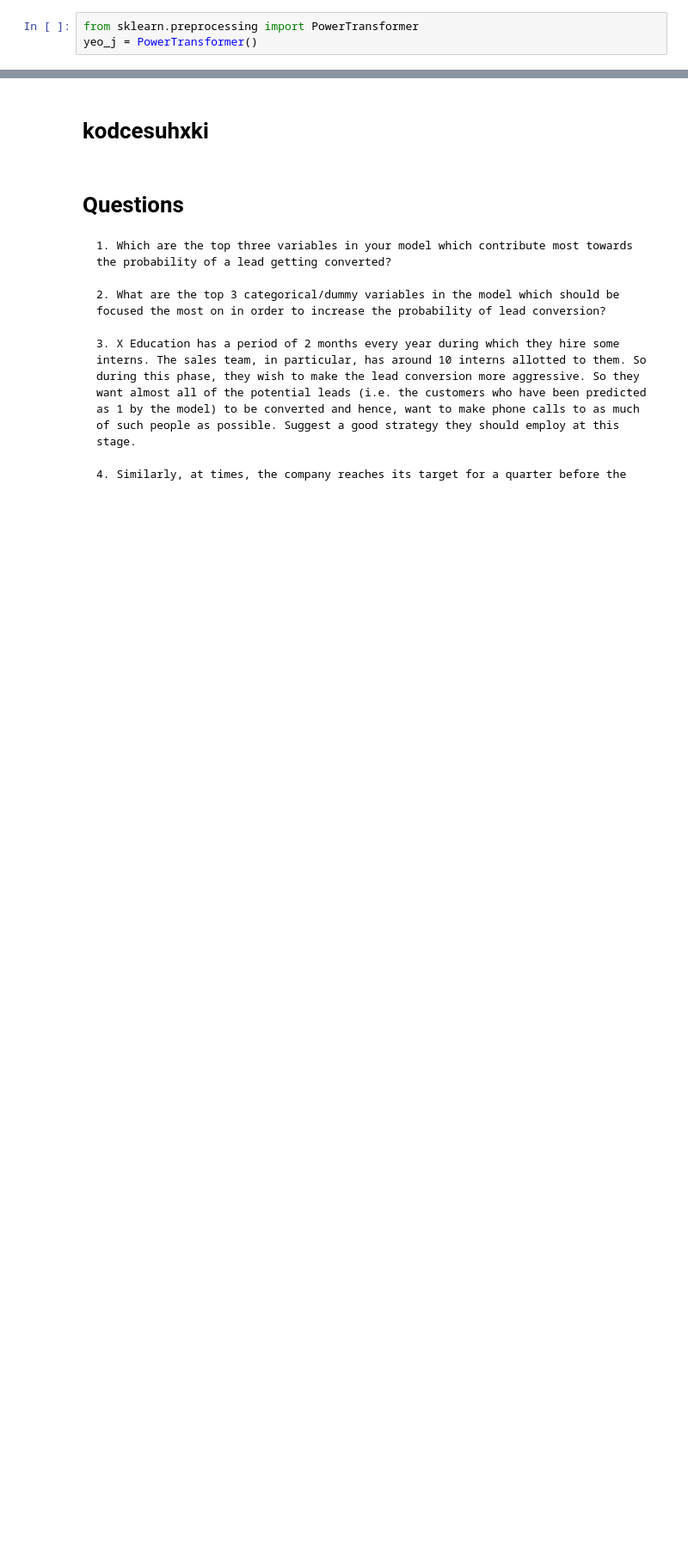
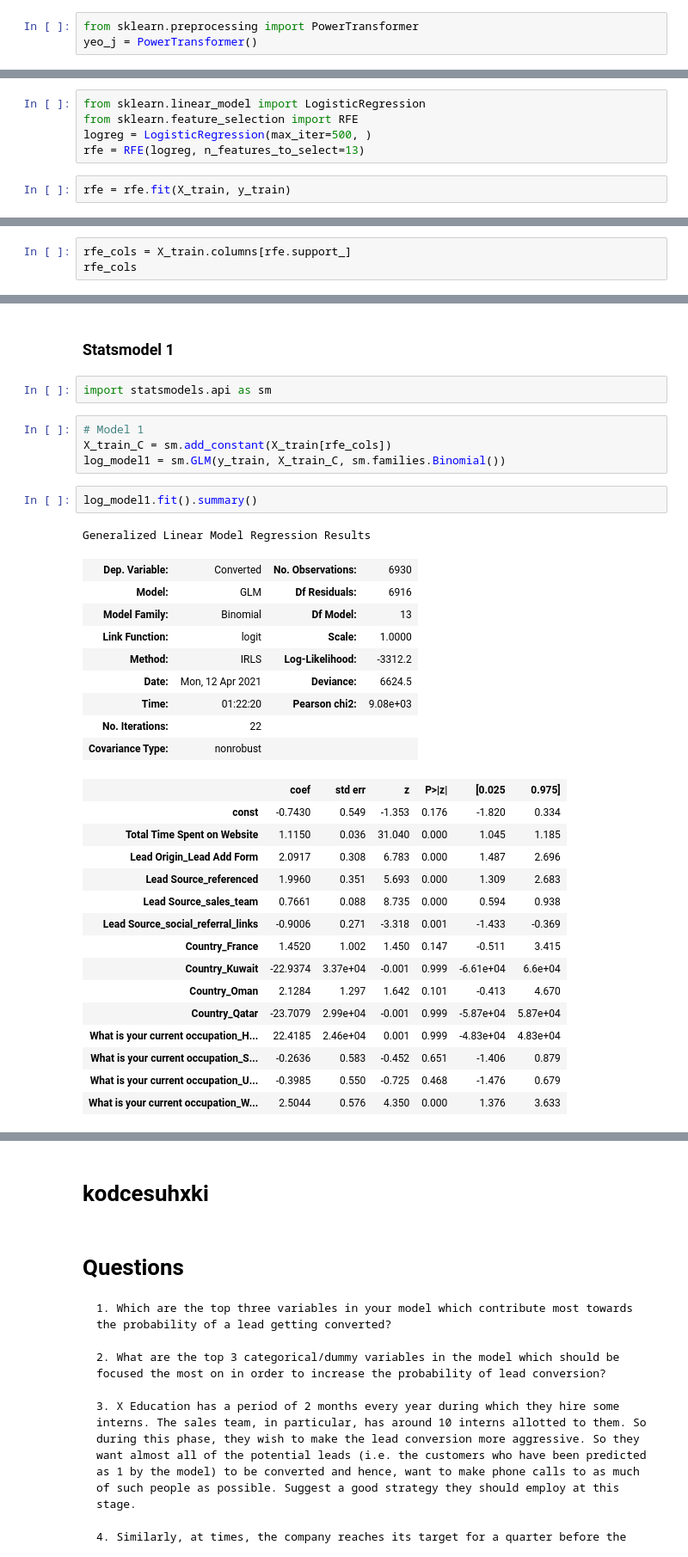
Before and after one commit to prabhanshu11/Clustering-Case-Study, a Jupyter notebook: main.ipynb, the cells around one changed output, grey strips where cells are left out. Shown at 86% size. Cells and saved outputs as stored; diff of their text form; blank space fills up the shorter version.

Commit message:
model 1 done

```diff
--- a/main.ipynb
+++ b/main.ipynb
@@ -346,0 +401,7 @@ df_filtered.head()
+# %%
+from sklearn.linear_model import LogisticRegression
+from sklearn.feature_selection import RFE
+logreg = LogisticRegression(max_iter=500, )
+rfe = RFE(logreg, n_features_to_select=13)
+# %%
+rfe = rfe.fit(X_train, y_train)
@@ -346,0 +430,3 @@ df_filtered.head()
+# %%
+rfe_cols = X_train.columns[rfe.support_]
+rfe_cols
@@ -346,0 +443,36 @@ df_filtered.head()
+# %% [markdown]
+### Statsmodel 1
+# %%
+import statsmodels.api as sm
+# %%
+# Model 1
+X_train_C = sm.add_constant(X_train[rfe_cols])
+log_model1 = sm.GLM(y_train, X_train_C, sm.families.Binomial())
+# %%
+log_model1.fit().summary()
+# %% [output]
+Generalized Linear Model Regression Results
+| Dep. Variable: | Converted | No. Observations: | 6930 |
+| Model: | GLM | Df Residuals: | 6916 |
+| Model Family: | Binomial | Df Model: | 13 |
+| Link Function: | logit | Scale: | 1.0000 |
+| Method: | IRLS | Log-Likelihood: | -3312.2 |
+| Date: | Mon, 12 Apr 2021 | Deviance: | 6624.5 |
+| Time: | 01:22:20 | Pearson chi2: | 9.08e+03 |
+| No. Iterations: | 22 |  |  |
+| Covariance Type: | nonrobust |  |  |
+|  | coef | std err | z | P>|z| | [0.025 | 0.975] |
+| const | -0.7430 | 0.549 | -1.353 | 0.176 | -1.820 | 0.334 |
+| Total Time Spent on Website | 1.1150 | 0.036 | 31.040 | 0.000 | 1.045 | 1.185 |
+| Lead Origin_Lead Add Form | 2.0917 | 0.308 | 6.783 | 0.000 | 1.487 | 2.696 |
+| Lead Source_referenced | 1.9960 | 0.351 | 5.693 | 0.000 | 1.309 | 2.683 |
+| Lead Source_sales_team | 0.7661 | 0.088 | 8.735 | 0.000 | 0.594 | 0.938 |
+| Lead Source_social_referral_links | -0.9006 | 0.271 | -3.318 | 0.001 | -1.433 | -0.369 |
+| Country_France | 1.4520 | 1.002 | 1.450 | 0.147 | -0.511 | 3.415 |
+| Country_Kuwait | -22.9374 | 3.37e+04 | -0.001 | 0.999 | -6.61e+04 | 6.6e+04 |
+| Country_Oman | 2.1284 | 1.297 | 1.642 | 0.101 | -0.413 | 4.670 |
+| Country_Qatar | -23.7079 | 2.99e+04 | -0.001 | 0.999 | -5.87e+04 | 5.87e+04 |
+| What is your current occupation_H... | 22.4185 | 2.46e+04 | 0.001 | 0.999 | -4.83e+04 | 4.83e+04 |
+| What is your current occupation_S... | -0.2636 | 0.583 | -0.452 | 0.651 | -1.406 | 0.879 |
+| What is your current occupation_U... | -0.3985 | 0.550 | -0.725 | 0.468 | -1.476 | 0.679 |
+| What is your current occupation_W... | 2.5044 | 0.576 | 4.350 | 0.000 | 1.376 | 3.633 |
```
Also changed, not shown: parts of 31 cells of this notebook.
